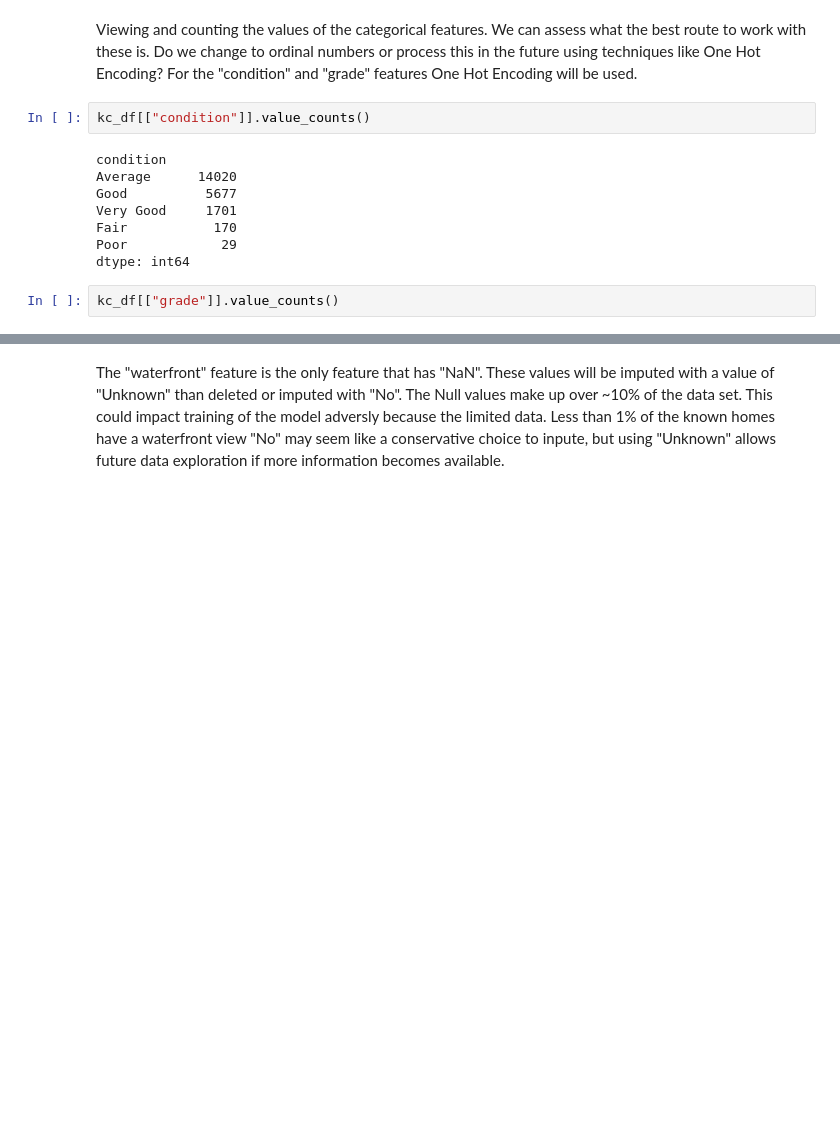
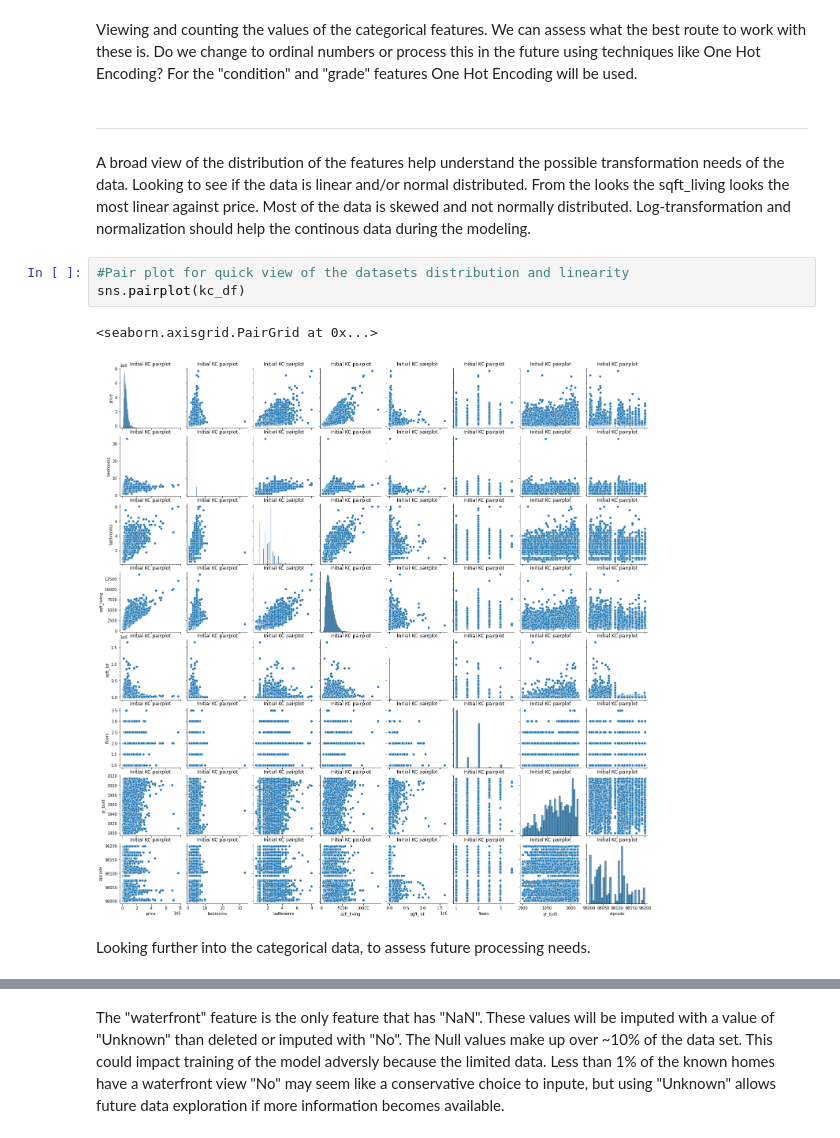
Before and after one commit to Dmvinedata/dsc-phase-2-project-v2-3, a Jupyter notebook: student.ipynb, the cells around one changed output, grey strips where cells are left out. Saved outputs shown, nothing was run; the diff lists cells and outputs as text; blank space fills up the shorter version.

Commit message:
Model_Assump

```diff
--- a/student.ipynb
+++ b/student.ipynb
@@ -219,14 +205,14 @@ kc_df.describe()
 # %% [markdown]
 Viewing and counting the values of the categorical features.  We can assess what the best route to work with these is. Do we change to ordinal numbers or process this in the future using techniques like One Hot Encoding? For the "condition" and "grade" features  One Hot Encoding will be used.
-# %%
-kc_df[["condition"]].value_counts()
-# %% [output]
-condition
-Average      14020
-Good          5677
-Very Good     1701
-Fair           170
-Poor            29
-dtype: int64
-# %%
-kc_df[["grade"]].value_counts()
+# %% [markdown]
+---
+# %% [markdown]
+A broad view of the distribution of the features help understand the possible transformation needs of the data. Looking to see if the data is linear and/or normal distributed. From the looks the sqft_living looks the most linear against price. Most of the data is skewed and not normally distributed. Log-transformation and normalization should help the continous data during the modeling.
+# %%
+#Pair plot for quick view of the datasets distribution and linearity
+sns.pairplot(kc_df)
+# %% [output]
+<seaborn.axisgrid.PairGrid at 0x...>
+[figure, added]
+# %% [markdown]
+Looking further into the categorical data, to assess future processing needs.
```
Also changed, not shown: parts of 195 cells of this notebook.
